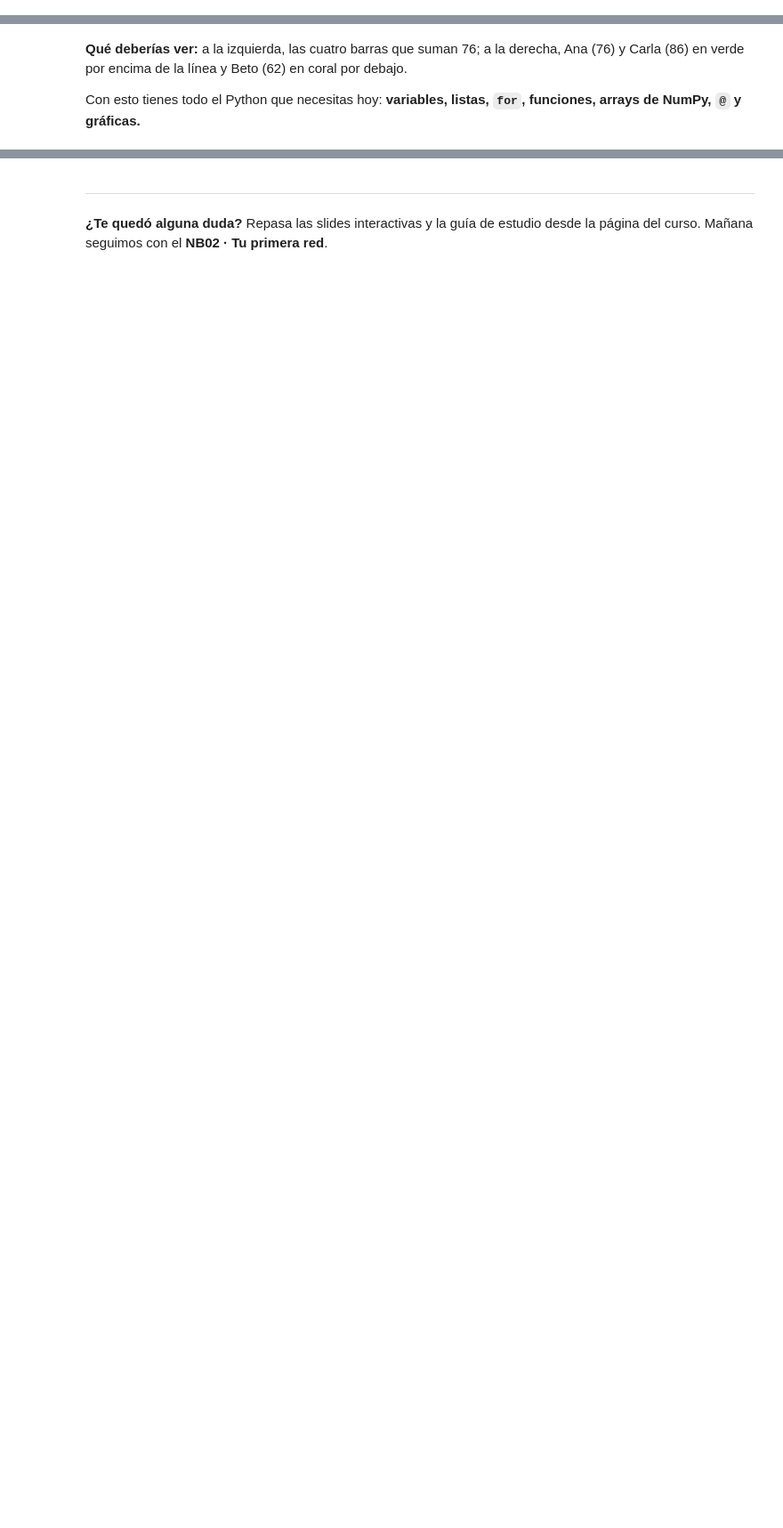
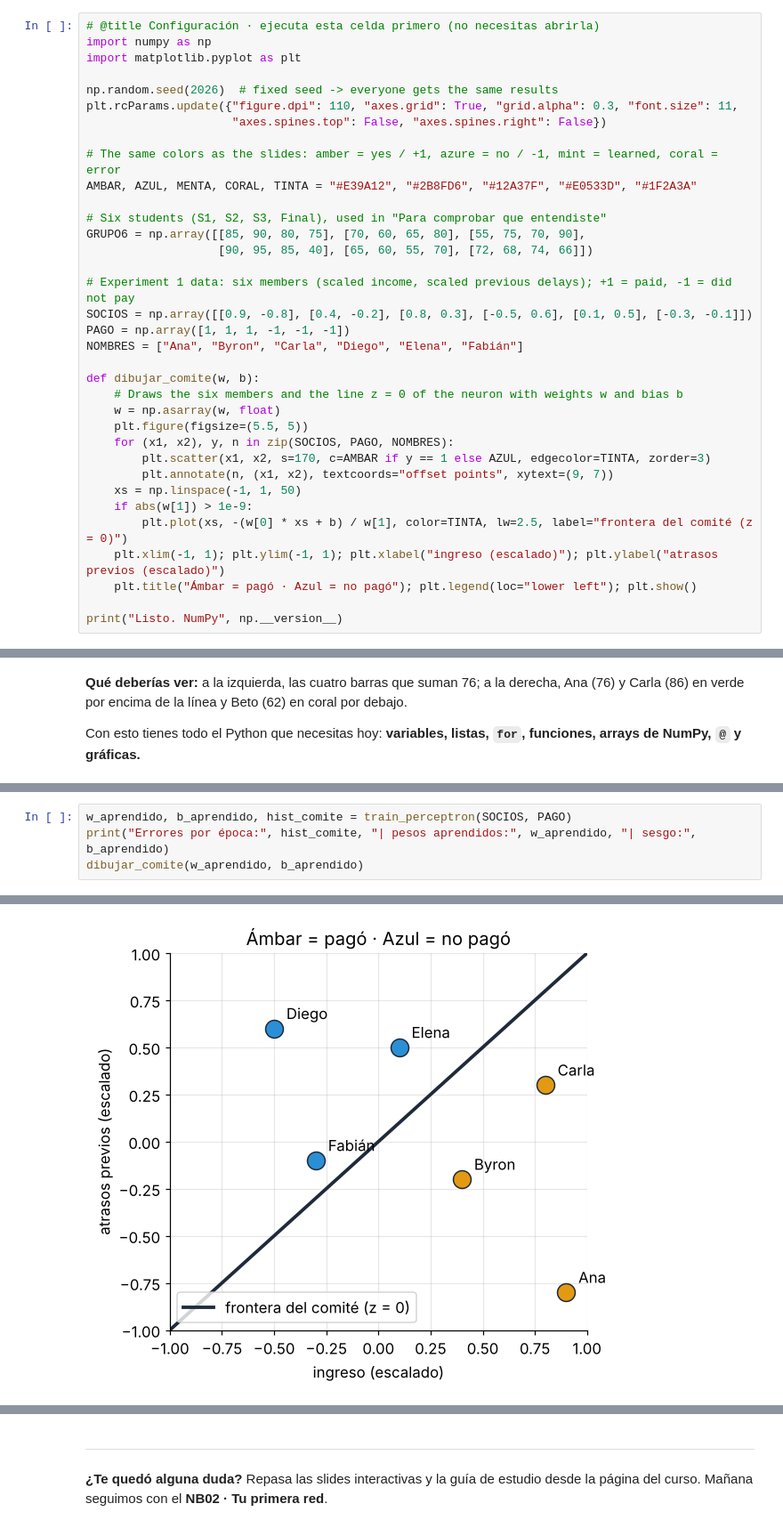
Before and after one commit to AndresOrdonez369/deepLearningWeek1, a Jupyter notebook: proyectos/NB01_viernes_tu_primera_neurona.ipynb, the cells around one changed output, grey strips where cells are left out. Shown at 89% size. Saved outputs shown, nothing was run; the diff lists cells and outputs as text; blank space fills up the shorter version.

Commit message:
update 3 slides

```diff
--- a/proyectos/NB01_viernes_tu_primera_neurona.ipynb
+++ b/proyectos/NB01_viernes_tu_primera_neurona.ipynb
@@ -239,0 +55,35 @@ print("Listo ✔  NumPy", np.__version__, "· autocorrección cargada")
+# %%
+# @title Configuración · ejecuta esta celda primero (no necesitas abrirla)
+import numpy as np
+import matplotlib.pyplot as plt
+
+np.random.seed(2026)  # fixed seed -> everyone gets the same results
+plt.rcParams.update({"figure.dpi": 110, "axes.grid": True, "grid.alpha": 0.3, "font.size": 11,
+                     "axes.spines.top": False, "axes.spines.right": False})
+
+# The same colors as the slides: amber = yes / +1, azure = no / -1, mint = learned, coral = error
+AMBAR, AZUL, MENTA, CORAL, TINTA = "#E39A12", "#2B8FD6", "#12A37F", "#E0533D", "#1F2A3A"
+
+# Six students (S1, S2, S3, Final), used in "Para comprobar que entendiste"
+GRUPO6 = np.array([[85, 90, 80, 75], [70, 60, 65, 80], [55, 75, 70, 90],
+                   [90, 95, 85, 40], [65, 60, 55, 70], [72, 68, 74, 66]])
+
+# Experiment 1 data: six members (scaled income, scaled previous delays); +1 = paid, -1 = did not pay
+SOCIOS = np.array([[0.9, -0.8], [0.4, -0.2], [0.8, 0.3], [-0.5, 0.6], [0.1, 0.5], [-0.3, -0.1]])
+PAGO = np.array([1, 1, 1, -1, -1, -1])
+NOMBRES = ["Ana", "Byron", "Carla", "Diego", "Elena", "Fabián"]
+
+def dibujar_comite(w, b):
+    # Draws the six members and the line z = 0 of the neuron with weights w and bias b
+    w = np.asarray(w, float)
+    plt.figure(figsize=(5.5, 5))
+    for (x1, x2), y, n in zip(SOCIOS, PAGO, NOMBRES):
+        plt.scatter(x1, x2, s=170, c=AMBAR if y == 1 else AZUL, edgecolor=TINTA, zorder=3)
+        plt.annotate(n, (x1, x2), textcoords="offset points", xytext=(9, 7))
+    xs = np.linspace(-1, 1, 50)
+    if abs(w[1]) > 1e-9:
+        plt.plot(xs, -(w[0] * xs + b) / w[1], color=TINTA, lw=2.5, label="frontera del comité (z = 0)")
+    plt.xlim(-1, 1); plt.ylim(-1, 1); plt.xlabel("ingreso (escalado)"); plt.ylabel("atrasos previos (escalado)")
+    plt.title("Ámbar = pagó · Azul = no pagó"); plt.legend(loc="lower left"); plt.show()
+
+print("Listo. NumPy", np.__version__)
@@ -947,0 +1440,5 @@ revisar_mini_reto_1(w_comite, b_comite)
+# %%
+w_aprendido, b_aprendido, hist_comite = train_perceptron(SOCIOS, PAGO)
+print("Errores por época:", hist_comite, "| pesos aprendidos:", w_aprendido, "| sesgo:", b_aprendido)
+dibujar_comite(w_aprendido, b_aprendido)
+# %% [output]
@@ -947,0 +1446 @@ revisar_mini_reto_1(w_comite, b_comite)
+[figure, added]
```
Also changed, not shown: parts of 135 cells of this notebook, 19 other files.
